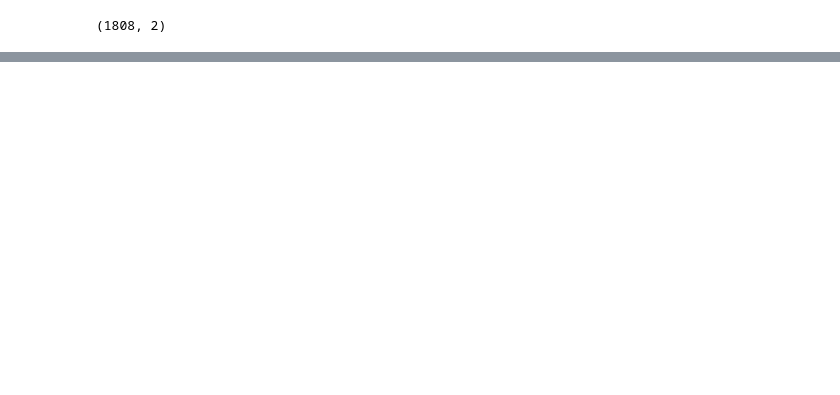
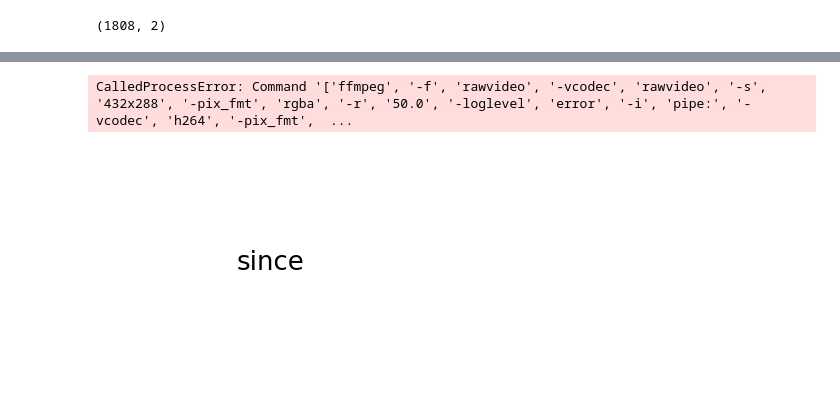
Before and after one commit to Breedoon/BookSync, a Jupyter notebook: __main__.ipynb, the cells around one changed output, grey strips where cells are left out. Saved outputs shown, nothing was run; the diff lists cells and outputs as text; code cells hidden in the pictures; blank space fills up the shorter version.

```diff
--- a/__main__.ipynb
+++ b/__main__.ipynb
@@ -146,7 +144,7 @@ for i in range(len(word_starts) - rolling_words + 1):
 sub_transcript = transcript
 # %%
 # start_s, end_s = 89, 125  # len(logits) * STEP_MS / 1000 # 5.2  # seconds of start and end of the target clip
-start_t, end_t = 0, len(logits) # int(start_s * 1000 / STEP_MS), int(end_s * 1000 / STEP_MS) + 1  # +1 b/c end-exclusive
+start_t, end_t = 0, len(logits)  # int(start_s * 1000 / STEP_MS), int(end_s * 1000 / STEP_MS) + 1  # +1 b/c end-exclusive
 
 probs = logits.copy()[start_t:end_t, :]  # the progressive dawn
 probs[:, 0] += probs[:, -1]  # mix spaces and blanks (they seem to be mixed up anyway)
@@ -171,9 +169,9 @@ trpt_ind_map = pd.Series(np.arange(len(alph)), index=alph)
 
 trpt_inds = trpt_ind_map[list(sub_transcript)].values
 # p_fit = probs[:, trpt_inds]
-probs[:, -1]  = 0
+probs[:, -1] = 0
 # probs[200:] = 0
-probs[400:] = 0
+# probs[400:] = 0
 # mapping = pd.DataFrame(p_fit, columns=list(transcript))
 # mapping
 # %%
@@ -370,0 +354,65 @@ video:86kB audio:335kB subtitle:0kB other streams:0kB global headers:0kB muxing
+# %%
+from matplotlib import animation
+from tqdm import tqdm
+
+# trpt_inds = trpt_ind_map[list(transcript)].values
+
+spaces = np.argwhere(trpt_inds == 0)[:, 0]
+word_starts = spaces[:-1] + 1
+word_ends = spaces[1:]  # - 1
+
+ind_word_mad = pd.Series([np.nan] * len(trpt_inds))
+ind_word_mad[word_starts] = np.arange(len(word_starts))
+ind_word_mad = ind_word_mad.ffill()
+
+# sub_path_cost[word_starts[55]:word_ends[55]].mean()
+
+def animate(step):
+    plt.gca().axis('off')
+    trpt_i = sub_path[step][1]
+    word_i = ind_word_mad[trpt_i]
+    if pd.isna(word_i):  # words haven't began yet
+        word = ''
+    else:
+        word_i = int(word_i)
+        word = sub_transcript[word_starts[word_i]: word_ends[word_i]]
+    return [plt.annotate(word, xy=(0.5, 0.5), fontsize=26, ha='center', va='center')]
+
+
+class tqdmlist(list):
+    """Custom class to show the progress of the animation creation with tqdm (to not bother with progress callback)"""
+
+    def __iter__(self):
+        return self.tqdm_iter(super(tqdmlist, self).__iter__())
+
+    @staticmethod
+    def tqdm_iter(itr):
+        for it in tqdm(list(itr)):  # to list to show progress
+            yield it
+
+
+fig = plt.figure()
+
+frames = tqdmlist([animate(step) for step in tqdm(range(len(sub_path)))])
+anim = animation.ArtistAnimation(fig, frames, interval=STEP_MS, blit=True)
+
+animation_output_file = 'out/animation.mp4'
+
+# If animation file already exists
+if os.path.exists(animation_output_file):
+    os.remove(animation_output_file)
+
+anim.save('out/animation.mp4', writer='ffmpeg')
+output_file = 'out/out.mp4'
+
+if os.path.exists(output_file):
+    os.remove(output_file)
+
+cmd = f"ffmpeg -i out/animation.mp4 -i {wav_audio_file} -c:v copy -c:a aac {output_file}"
+os.system(cmd)
+
+# Remove animation file
+os.remove(animation_output_file)
+# %% [output]
+CalledProcessError: Command '['ffmpeg', '-f', 'rawvideo', '-vcodec', 'rawvideo', '-s', '432x288', '-pix_fmt', 'rgba', '-r', '50.0', '-loglevel', 'error', '-i', 'pipe:', '-vcodec', 'h264', '-pix_fmt',  ...
+[figure, added]
```
Also changed, not shown: parts of 18 cells of this notebook, 2 other files.
